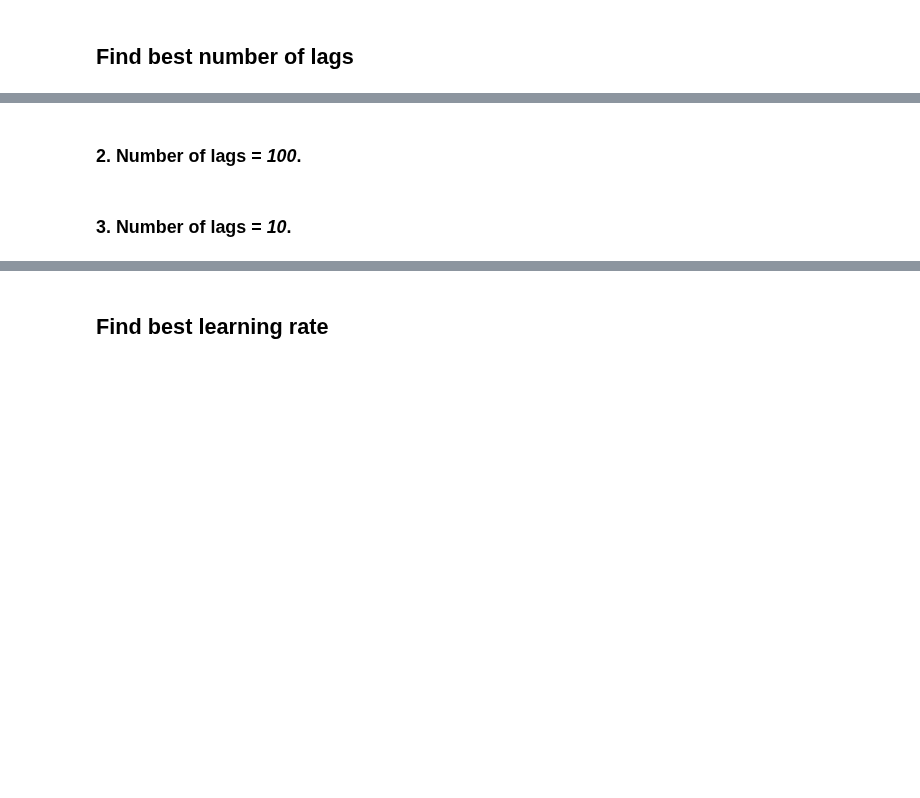
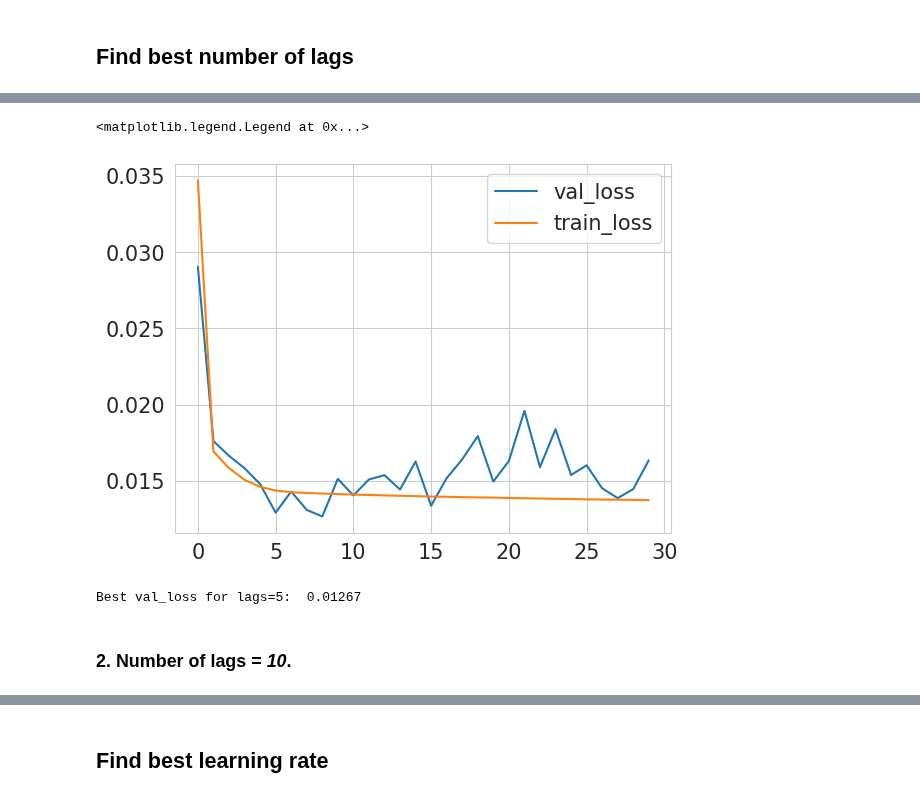
Before and after one commit to OkoksNeDam/geoinformation-data-forecasting, a Jupyter notebook: lstm.ipynb, the cells around one changed output, grey strips where cells are left out. Saved outputs shown, nothing was run; the diff lists cells and outputs as text; code cells hidden in the pictures; blank space fills up the shorter version.

Commit message:
found best number of lags for lstm

```diff
--- a/lstm.ipynb
+++ b/lstm.ipynb
@@ -347,8 +347,10 @@ Best val_loss for knn:  0.01810467429459095
 # %% [markdown]
 ## Find best number of lags
 # %%
-df_train_filled = fill_missing_values(df_train, method=method)
-df_val_filled = fill_missing_values(df_val, method=method)
+FILLING_NAN_METHOD = 'mean'
+
+df_train_filled = fill_missing_values(df_train, method=FILLING_NAN_METHOD)
+df_val_filled = fill_missing_values(df_val, method=FILLING_NAN_METHOD)
 
 scaler = StandardScaler()
 df_train_filled.y = scaler.fit_transform(np.array(df_train_filled.y).reshape(-1, 1)).T[0]
@@ -364,14 +366,14 @@ df_val_filled.drop(columns=['ds'], inplace=True)
 # %%
-N_LAGS = 1000
+N_LAGS = 5
 # %%
 X_train, y_train = df_to_X_y(df_train_filled, N_LAGS)
 X_val, y_val = df_to_X_y(df_val_filled, N_LAGS)
 
-model_N_LAGS_1000 = Sequential()
-model_N_LAGS_1000.add(InputLayer((5, 1)))
-model_N_LAGS_1000.add(LSTM(64))
-model_N_LAGS_1000.add(Dense(8, 'relu'))
-model_N_LAGS_1000.add(Dense(1, 'linear'))
+model = Sequential()
+model.add(InputLayer((N_LAGS, 1)))
+model.add(LSTM(64))
+model.add(Dense(8, 'relu'))
+model.add(Dense(1, 'linear'))
 
-model_N_LAGS_1000.compile(loss=MeanSquaredError(), optimizer=SGD(learning_rate=0.001, momentum=0.9), metrics=[RootMeanSquaredError()])
-model_N_LAGS_1000_history = model_N_LAGS_1000.fit(X_train, y_train, validation_data=(X_val, y_val), epochs=20)
+model.compile(loss=MeanSquaredError(), optimizer=SGD(learning_rate=0.001, momentum=0.9), metrics=[RootMeanSquaredError()])
+model_history = model.fit(X_train, y_train, validation_data=(X_val, y_val), epochs=30)
@@ -380,4 +398,16 @@ model_N_LAGS_1000_history = model_N_LAGS_1000.fit(X_train, y_train, validation_d
+# %%
+train_losses = model_history.history['loss']
+val_losses = model_history.history['val_loss']
+# %%
+plt.plot(val_losses, label='val_loss')
+plt.plot(train_losses, label='train_loss')
+plt.legend()
+# %% [output]
+<matplotlib.legend.Legend at 0x...>
+[figure, added]
 # %%
-print(f'Best val_loss for lags=1000: ', round(min(model_N_LAGS_1000_history.history['val_loss']), 2))
+print(f'Best val_loss for lags=5: ', round(min(val_losses), 5))
+# %% [output]
+Best val_loss for lags=5:  0.01267
 # %% [markdown]
-### 2. Number of lags = <i><b>100</b></i>.
+### 2. Number of lags = <i><b>10</b></i>.
@@ -402,5 +414,3 @@ print(f'Best val_loss for lags=100: ', round(min(model_N_LAGS_100_history.histor
-# %% [markdown]
-### 3. Number of lags = <i><b>10</b></i>.
 # %%
 N_LAGS = 10
 # %%
```
Also changed, not shown: parts of 47 cells of this notebook.
